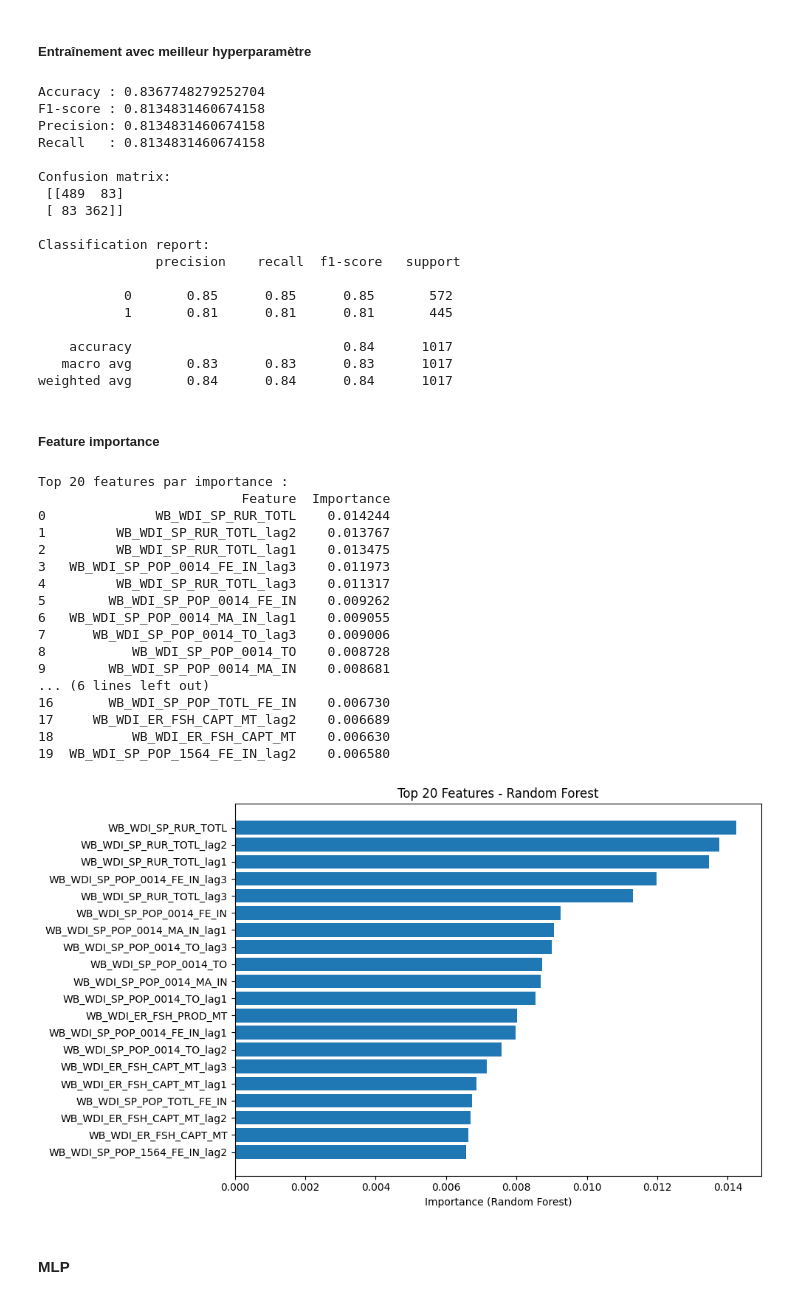
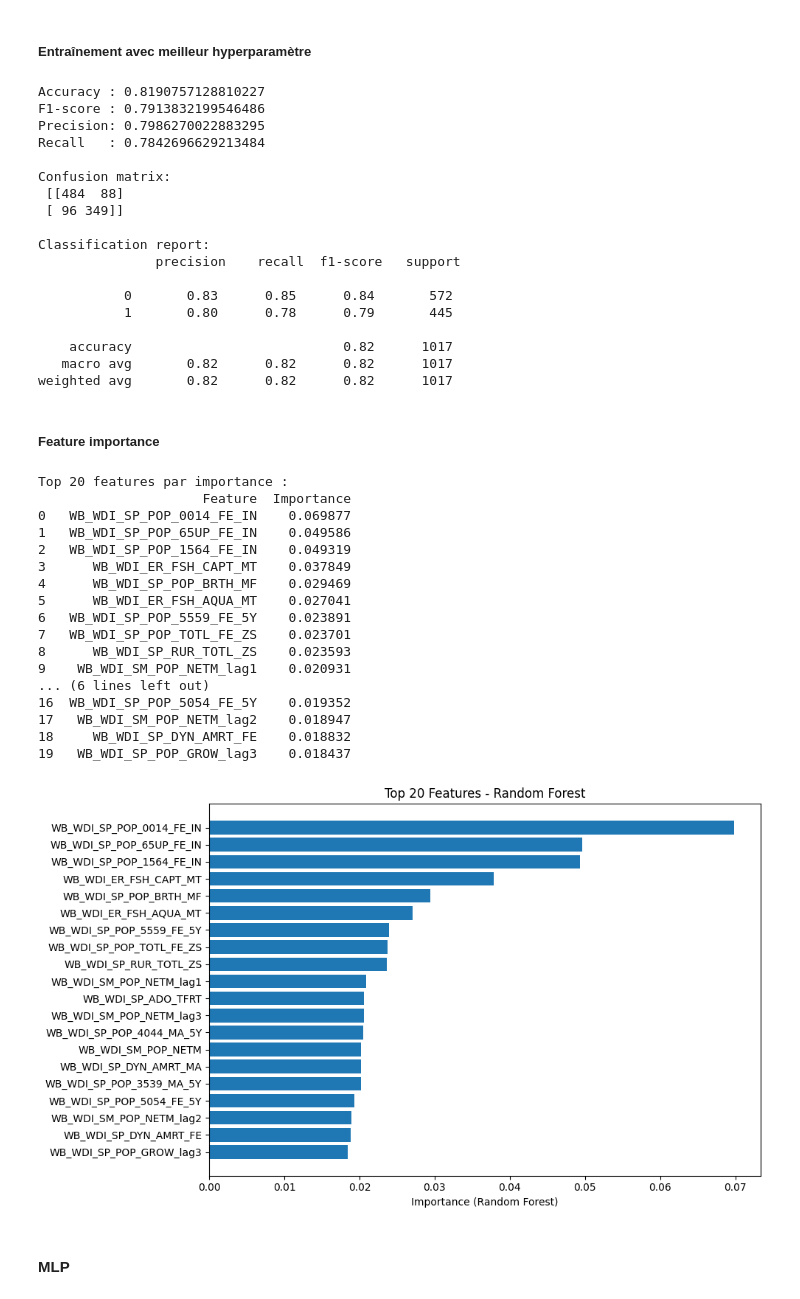
Before and after one commit to RaphaelMld/ConflictPrediction, a Jupyter notebook: methode_lags/methode_lags.ipynb, the cells around one changed output. Drawn from its saved outputs; the diff is of its cells as text; code cells hidden in the pictures.

```diff
--- a/methode_lags/methode_lags.ipynb
+++ b/methode_lags/methode_lags.ipynb
@@ -20,2 +23,6 @@ correspondance = pd.read_csv("C:\\Users\\flori\\Documents\\Etudes\\Master\\Sorbo
 # %% [markdown]
 # Dataset
+# %%
+dataset = pd.read_csv("C:\\Users\\flori\\Documents\\Etudes\\Master\\SorbonneMIND\\M1\\Cours\\S1\\DALAS\\Projet\\ConflictPrediction\\data\\dataset.csv")
+dataset.drop(columns=("Unnamed: 0"),inplace=True)
+dataset
@@ -110,4 +267,4 @@ Travail déjà effectué :
 # %%
-dataset2 = pd.read_csv("C:\\Users\\flori\\Documents\\Etudes\\Master\\SorbonneMIND\\M1\\Cours\\S1\\DALAS\\Projet\\eviter_data_leakage\\tulip_lifting_002.csv")
+dataset2 = dataset.copy()
 dataset2
 # %% [output]
@@ -1458,7 +1900,7 @@ Top 20 features par importance :
 # Ajustement du déséquilibre
 scale_pos_weight = y_train_train.value_counts()[0] / y_train_train.value_counts()[1]
 
-model_rf = RandomForestClassifier(
+model_rf_2 = RandomForestClassifier(
     n_estimators=300,
     max_depth=15,
     class_weight="balanced",
@@ -1467,13 +1909,13 @@ model_rf = RandomForestClassifier(
 )
 
 # Entraînement
-model_rf.fit(
+model_rf_2.fit(
     X_train_train,
     y_train_train
 )
 
 # Prédiction
-y_val_pred = model_rf.predict(X_train_val)
+y_val_pred = model_rf_2.predict(X_train_val)
 
 # Évaluation
 acc_rf_d2 = accuracy_score(y_train_val, y_val_pred)
@@ -1487,72 +1929,72 @@ print("Recall   :", recall_rf_d2)
 print("\nConfusion matrix:\n", confusion_matrix(y_train_val, y_val_pred))
 print("\nClassification report:\n", classification_report(y_train_val, y_val_pred))
 # %% [output]
-Accuracy : 0.8367748279252704
-F1-score : 0.8134831460674158
-Precision: 0.8134831460674158
-Recall   : 0.8134831460674158
+Accuracy : 0.8190757128810227
+F1-score : 0.7913832199546486
+Precision: 0.7986270022883295
+Recall   : 0.7842696629213484
 
 Confusion matrix:
- [[489  83]
- [ 83 362]]
+ [[484  88]
+ [ 96 349]]
 
 Classification report:
                precision    recall  f1-score   support
 
-           0       0.85      0.85      0.85       572
-           1       0.81      0.81      0.81       445
+           0       0.83      0.85      0.84       572
+           1       0.80      0.78      0.79       445
 
-    accuracy                           0.84      1017
-   macro avg       0.83      0.83      0.83      1017
-weighted avg       0.84      0.84      0.84      1017
+    accuracy                           0.82      1017
+   macro avg       0.82      0.82      0.82      1017
+weighted avg       0.82      0.82      0.82      1017
 # %% [markdown]
 ##### Feature importance
 # %%
 # Choisir le modèle à analyser
 # Pour le modèle entraîné directement
-best_model = model_rf
+best_model = model_rf_2
 
 # Si tu veux analyser le meilleur modèle issu du GridSearch :
 # best_model = grid_search.best_estimator_
 
 feature_names = X_train_train.columns
 importance_values = best_model.feature_importances_
 
 importance_df = pd.DataFrame({
     'Feature': feature_names,
     'Importance': importance_values
 })
 
 importance_df = importance_df.sort_values(by='Importance', ascending=False).reset_index(drop=True)
 
 print("Top 20 features par importance :")
 print(importance_df.head(20))
 
 plt.figure(figsize=(10,6))
 plt.barh(importance_df['Feature'].head(20)[::-1], importance_df['Importance'].head(20)[::-1])
 plt.xlabel('Importance (Random Forest)')
 plt.title('Top 20 Features - Random Forest')
 plt.tight_layout()
 plt.show()
 # %% [output]
 Top 20 features par importance :
-                          Feature  Importance
-0              WB_WDI_SP_RUR_TOTL    0.014244
-1         WB_WDI_SP_RUR_TOTL_lag2    0.013767
-2         WB_WDI_SP_RUR_TOTL_lag1    0.013475
-3   WB_WDI_SP_POP_0014_FE_IN_lag3    0.011973
-4         WB_WDI_SP_RUR_TOTL_lag3    0.011317
-5        WB_WDI_SP_POP_0014_FE_IN    0.009262
-6   WB_WDI_SP_POP_0014_MA_IN_lag1    0.009055
-7      WB_WDI_SP_POP_0014_TO_lag3    0.009006
-8           WB_WDI_SP_POP_0014_TO    0.008728
-9        WB_WDI_SP_POP_0014_MA_IN    0.008681
+                     Feature  Importance
+0   WB_WDI_SP_POP_0014_FE_IN    0.069877
+1   WB_WDI_SP_POP_65UP_FE_IN    0.049586
+2   WB_WDI_SP_POP_1564_FE_IN    0.049319
+3      WB_WDI_ER_FSH_CAPT_MT    0.037849
+4      WB_WDI_SP_POP_BRTH_MF    0.029469
+5      WB_WDI_ER_FSH_AQUA_MT    0.027041
+6   WB_WDI_SP_POP_5559_FE_5Y    0.023891
+7   WB_WDI_SP_POP_TOTL_FE_ZS    0.023701
+8      WB_WDI_SP_RUR_TOTL_ZS    0.023593
+9    WB_WDI_SM_POP_NETM_lag1    0.020931
 ... (6 lines left out)
-16       WB_WDI_SP_POP_TOTL_FE_IN    0.006730
-17     WB_WDI_ER_FSH_CAPT_MT_lag2    0.006689
-18          WB_WDI_ER_FSH_CAPT_MT    0.006630
-19  WB_WDI_SP_POP_1564_FE_IN_lag2    0.006580
+16  WB_WDI_SP_POP_5054_FE_5Y    0.019352
+17   WB_WDI_SM_POP_NETM_lag2    0.018947
+18     WB_WDI_SP_DYN_AMRT_FE    0.018832
+19   WB_WDI_SP_POP_GROW_lag3    0.018437
-[figure, old version]
+[figure, new version]
 # %% [markdown]
 #### MLP
 # %% [markdown]
```
Also changed, not shown: parts of 80 cells of this notebook, 5 other files.
